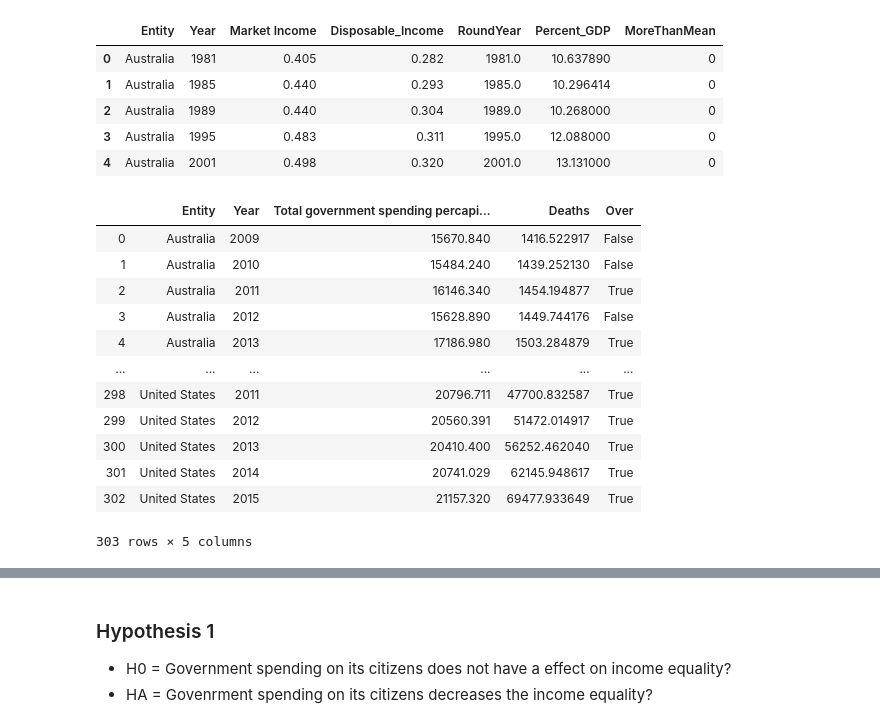
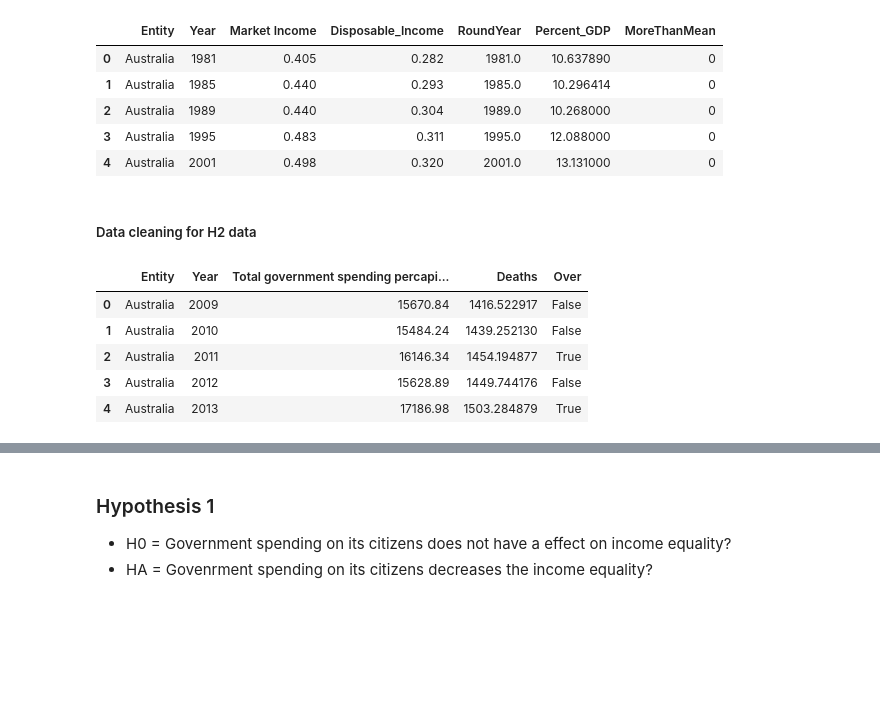
Before and after one commit to 1Banji/Mod-3-Project, a Jupyter notebook: Master/Master.ipynb, the cells around one changed output, grey strips where cells are left out. Drawn from its saved outputs; the diff is of its cells as text; code cells hidden in the pictures; blank space fills up the shorter version.

```diff
--- a/Master/Master.ipynb
+++ b/Master/Master.ipynb
@@ -51,20 +81,15 @@ The data starts from 1978 and ends in year 2013
 | 2 | Australia | 1989 | 0.440 | 0.304 | 1989.0 | 10.268000 | 0 |
 | 3 | Australia | 1995 | 0.483 | 0.311 | 1995.0 | 12.088000 | 0 |
 | 4 | Australia | 2001 | 0.498 | 0.320 | 2001.0 | 13.131000 | 0 |
-# %%
-# i did all my clean
-drugs
-# %% [output]
-|  | Entity | Year | Total government spending percapi... | Deaths | Over |
-| 0 | Australia | 2009 | 15670.840 | 1416.522917 | False |
-| 1 | Australia | 2010 | 15484.240 | 1439.252130 | False |
-| 2 | Australia | 2011 | 16146.340 | 1454.194877 | True |
-| 3 | Australia | 2012 | 15628.890 | 1449.744176 | False |
-| 4 | Australia | 2013 | 17186.980 | 1503.284879 | True |
-| ... | ... | ... | ... | ... | ... |
-| 298 | United States | 2011 | 20796.711 | 47700.832587 | True |
-| 299 | United States | 2012 | 20560.391 | 51472.014917 | True |
-| 300 | United States | 2013 | 20410.400 | 56252.462040 | True |
-| 301 | United States | 2014 | 20741.029 | 62145.948617 | True |
-| 302 | United States | 2015 | 21157.320 | 69477.933649 | True |
-303 rows × 5 columns
+# %% [markdown]
+##### Data cleaning for H2 data
+# %%
+# The cleaning for this dataset is other folder
+drugs.head()
+# %% [output]
+|  | Entity | Year | Total government spending percapi... | Deaths | Over |
+| 0 | Australia | 2009 | 15670.84 | 1416.522917 | False |
+| 1 | Australia | 2010 | 15484.24 | 1439.252130 | False |
+| 2 | Australia | 2011 | 16146.34 | 1454.194877 | True |
+| 3 | Australia | 2012 | 15628.89 | 1449.744176 | False |
+| 4 | Australia | 2013 | 17186.98 | 1503.284879 | True |
```
Also changed, not shown: parts of 17 cells of this notebook, 2 other files.
